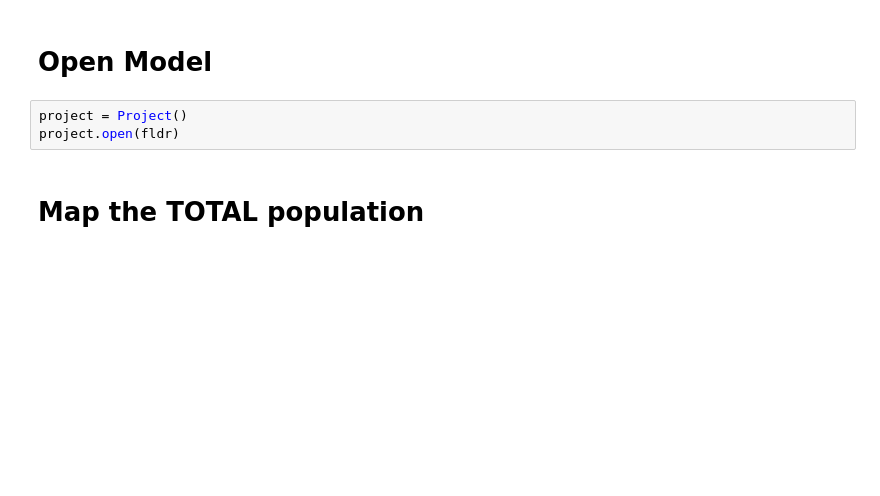
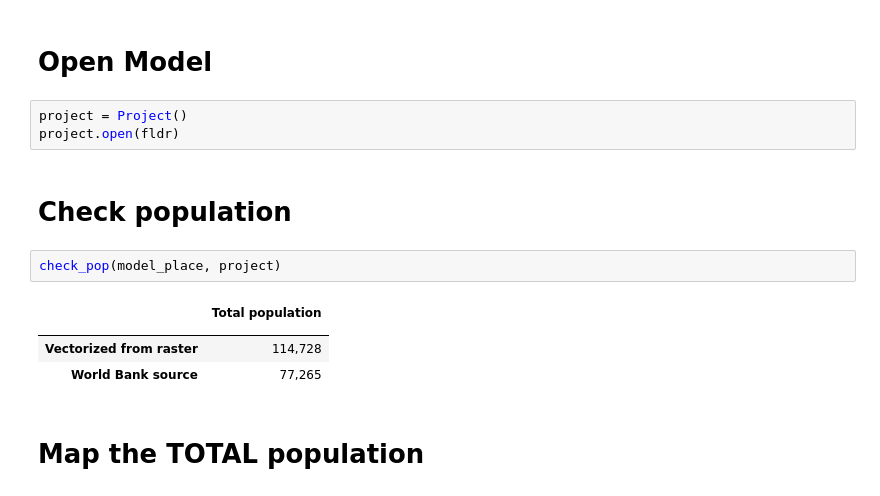
Before and after one commit to pedrocamargo/road_analytics, a Jupyter notebook: notebooks/use_case-Descriptive_analytics_POPULATION.ipynb, the cells around one changed output. Saved outputs shown, nothing was run; the diff lists cells and outputs as text; blank space fills up the shorter version.

```diff
--- a/notebooks/use_case-Descriptive_analytics_POPULATION.ipynb
+++ b/notebooks/use_case-Descriptive_analytics_POPULATION.ipynb
@@ -33,6 +34,15 @@ if isdir(fldr):
 # %%
 project = Project()
 project.open(fldr)
+# %% [markdown]
+# Check population
+# %%
+check_pop(model_place, project)
+# %% [output]
+|  | Total population |
+|  |  |
+| Vectorized from raster | 114,728 |
+| World Bank source | 77,265 |
 # %% [markdown]
 # Map the TOTAL population
 # %% [markdown]
```
Also changed, not shown: parts of 2 cells of this notebook.
